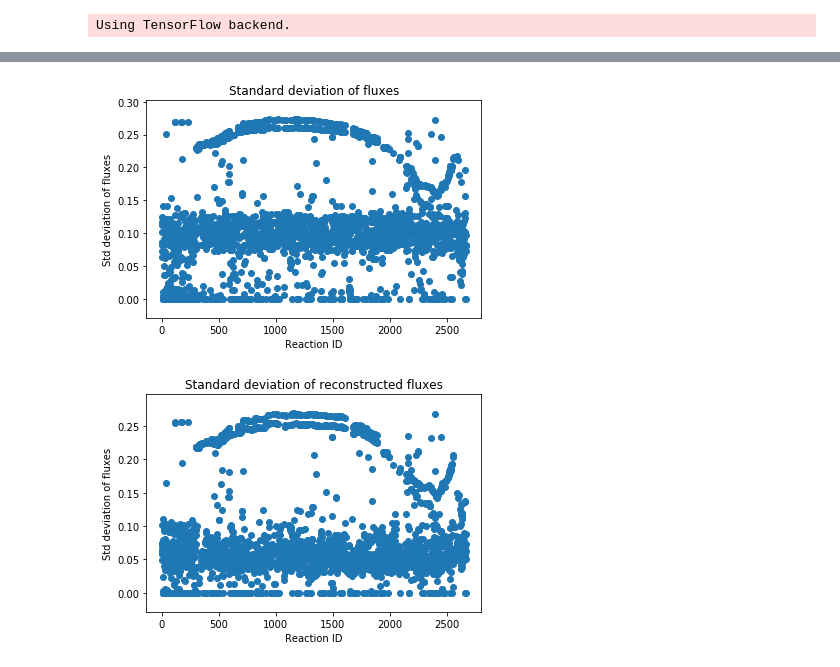
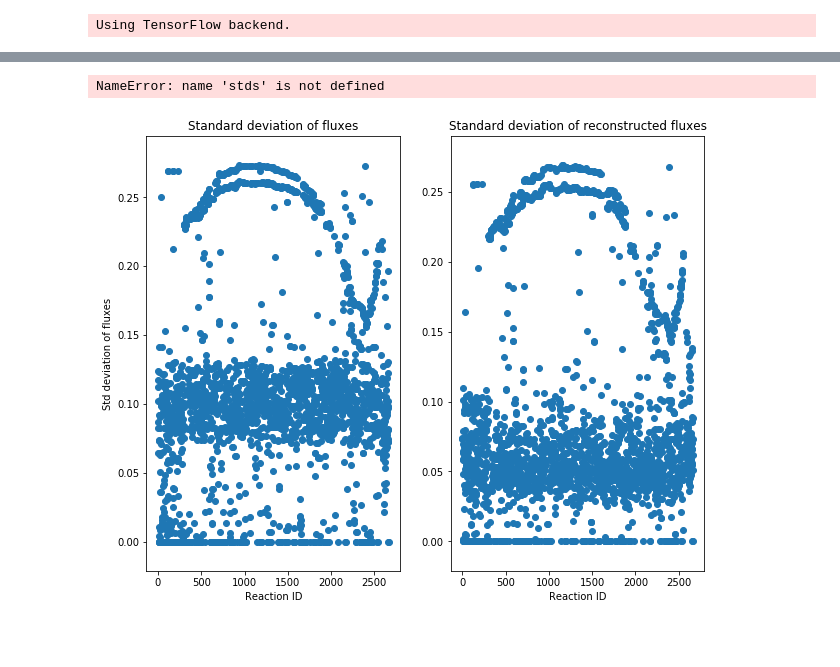
Before and after one commit to nlarusstone/cf_fba, a Jupyter notebook: notebooks/Noise.ipynb, the cells around one changed output, grey strips where cells are left out. Drawn from its saved outputs; the diff is of its cells as text; code cells hidden in the pictures; blank space fills up the shorter version.

```diff
--- a/notebooks/Noise.ipynb
+++ b/notebooks/Noise.ipynb
@@ -27,6 +25,6 @@ txtl = True
 resamp = True
 layer_szs = [1024, 1024, 1024]
 # %%
-encoder, generator, X_test, y_test, obj_col, cols, y_vals_d, test_enc, test_dec = get_test_data(
+encoder, generator, X_test, y_test, obj_col, cols, y_vals_d, test_enc, test_dec = cf_io.get_test_data(
     froot, txtl, resamp, latent_dim, layer_szs, use_corr=True)
 # %% [output]
@@ -36,19 +138,27 @@ Decoded data
+# %%
+stds.shape
+# %% [output]
+NameError: name 'stds' is not defined
 # %%
 stds = X_test.std(axis=0).mean(axis=0)
 recon_stds = test_dec.std(axis=0).mean(axis=0)
 rxn_nums = range(X_test.shape[-1])
 # %%
-def plt_stds(rxns, stds, recon):
-    plt.scatter(rxns, stds)
-    plt.ylabel('Std deviation of fluxes')
-    plt.xlabel('Reaction ID')
-    plt.title('Standard deviation of {0}fluxes'.format('reconstructed ' if recon else ''))
-    plt.show()
-plt_stds(rxn_nums, stds, recon=False)
-plt_stds(rxn_nums, recon_stds, recon=True)
+def plt_stds(rxns, stds, recon, ax=None, last=False):
+    if ax is None:
+        fig, ax = plt.subplots(nrows=1, ncols=1, figsize=(10, 10))
+    ax.scatter(rxns, stds)
+    if not last:
+        ax.set_ylabel('Std deviation of fluxes')
+    ax.set_xlabel('Reaction ID')
+    ax.set_title('Standard deviation of {0}fluxes'.format('reconstructed ' if recon else ''))
+    #plt.show()
+fig, axarr = plt.subplots(nrows=1, ncols=2, figsize=(10, 8))
+plt_stds(rxn_nums, stds, recon=False, ax=axarr[0])
+plt_stds(rxn_nums, recon_stds, recon=True, ax=axarr[1], last=True)
+plt.show()
 # %% [output]
-[figure, old version]
+[figure, new version]
-[figure, removed]
 # %%
 def pred(biased_resamp_data, enc, gen):
     encoded_biased = enc.predict(biased_resamp_data)
```
Also changed, not shown: parts of 15 cells of this notebook, 5 other files.
